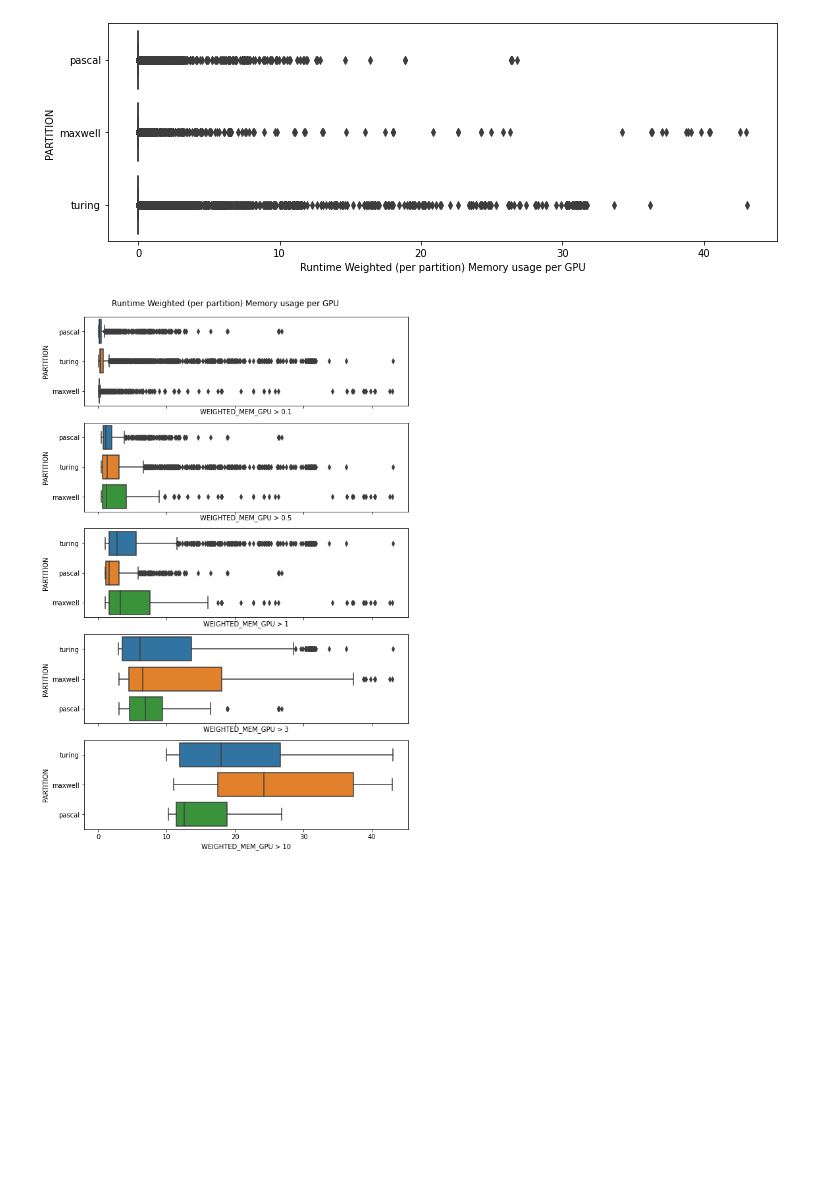
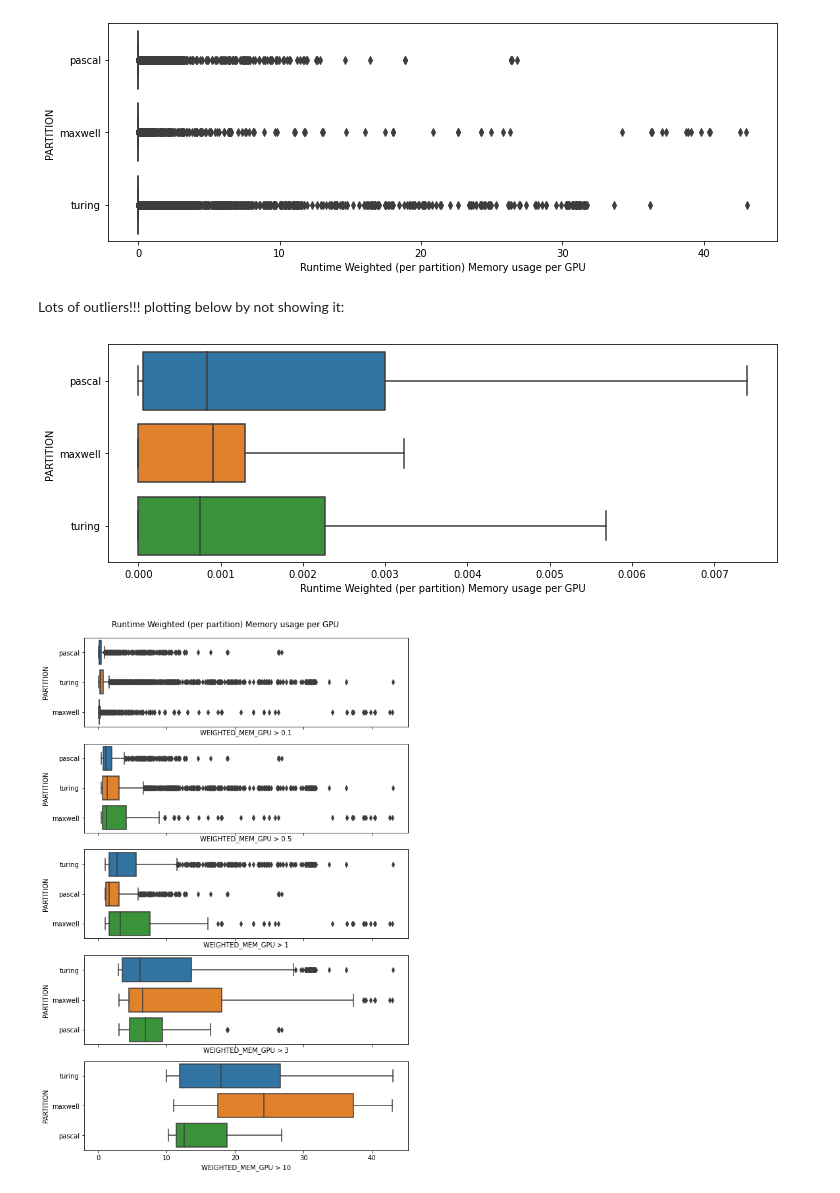
Before and after one commit to tomoumer/accre_project-pizza, a Jupyter notebook: notebooks/TU_accre_project.ipynb, the cells around one changed output. Drawn from its saved outputs; the diff is of its cells as text; code cells hidden in the pictures; blank space fills up the shorter version.

```diff
--- a/notebooks/TU_accre_project.ipynb
+++ b/notebooks/TU_accre_project.ipynb
@@ -159,6 +159,21 @@ sns.boxplot(
 plt.xlabel('Runtime Weighted (per partition) Memory usage per GPU');
 # %% [output]
 [figure]
+# %% [markdown]
+Lots of outliers!!! plotting below by not showing it:
+# %%
+fig, ax = plt.subplots(figsize = (12,4))
+
+sns.boxplot(
+            data=accre_noM,
+            x='WEIGHTED_MEM_GPU',
+            y='PARTITION',
+            ax=ax,
+            showfliers = False
+)
+plt.xlabel('Runtime Weighted (per partition) Memory usage per GPU');
+# %% [output]
+[figure, added]
 # %%
 #Trying to plot the above by making cuts at different values
 fig, axes = plt.subplots(5, sharex=True, figsize=(8, 12))
```
Also changed, not shown: parts of 30 cells of this notebook.
